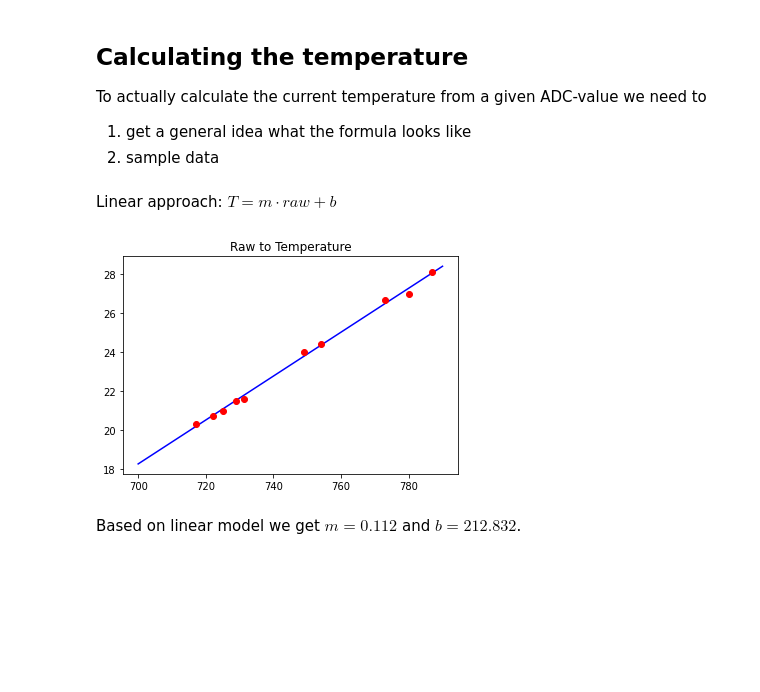
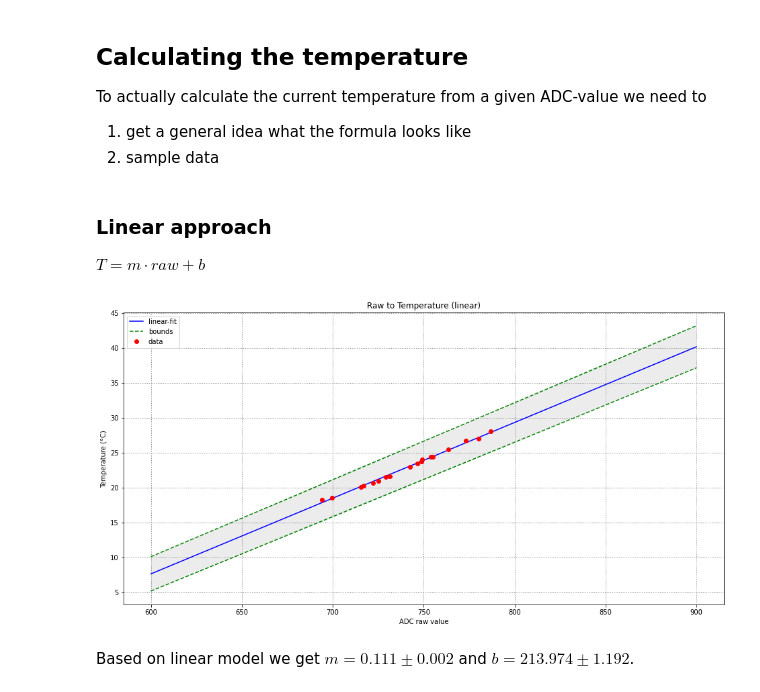
Before and after one commit to henrythasler/sensor-gateway, a Jupyter notebook: docs/temperature-calculation.ipynb, the cells around one changed output. Saved outputs shown, nothing was run; the diff lists cells and outputs as text; code cells hidden in the pictures; blank space fills up the shorter version.

```diff
--- a/docs/temperature-calculation.ipynb
+++ b/docs/temperature-calculation.ipynb
@@ -58,7 +64,9 @@ To actually calculate the current temperature from a given ADC-value we need to
 1. get a general idea what the formula looks like
 2. sample data
 # %%
-raw = np.array([787, 780, 773, 754, 749, 729, 717, 722, 725, 731.3])
-temp = np.array([28.1, 27, 26.7, 24.4, 24, 21.5, 20.3, 20.7, 21, 21.6])+273.15
+raw = np.array([787, 780, 773, 754, 749, 729, 717, 722, 725, 731.3, 746.6, 754.9, 763.7, 748.7, 742.5, 715.6, 699.5, 694])
+temp = np.array([28.1, 27, 26.7, 24.4, 24, 21.5, 20.3, 20.7, 21, 21.6, 23.5, 24.4, 25.5, 23.7, 23, 20.1, 18.6, 18.3])+273.15
 # %% [markdown]
-Linear approach: $ T = m \cdot raw + b $
+### Linear approach
+
+$ T = m \cdot \mathit{raw} + b $
@@ -69,14 +73,34 @@ def T_func(raw, m, b):
-# %%
-T_parameter, covariance_matrix = curve_fit(T_func, raw, temp)
-x_data = np.arange(700, 800, 10)
-y_data = T_func(x_data, *T_parameter)
-
-plt.plot(x_data, y_data-273.15, 'b-', label='fit')
-plt.plot(raw, temp-273.15, 'ro', label='data')
-plt.title('Raw to Temperature');
-# %% [output]
-[figure, removed]
+# %%
+# linear approach
+def func(x, m, b):
+    return m * x + b
+
+popt, pcov = curve_fit(linearFunc, raw, temp)
+x_data = np.arange(600, 901, 10)
+y_data = func(x_data, *popt)
+
+plt.plot(x_data, y_data-273.15, 'b-', label='linear-fit')
+
+stdevs = np.sqrt(np.diag(pcov))
+
+upper = linearFunc(x_data, popt[0]+stdevs[0], popt[1]+stdevs[1])-273.15
+lower = linearFunc(x_data, popt[0]-stdevs[0], popt[1]-stdevs[1])-273.15
+
+plt.plot(x_data, upper, 'g--', label='bounds')
+plt.plot(x_data, lower, 'g--')
+plt.fill_between(x_data, upper, lower, facecolor="gray", alpha=0.15)
+
+plt.plot(raw, temp-273.15, 'ro', label='data')
+plt.rcParams['figure.figsize'] = [16,8]
+plt.grid(color='grey', linestyle=':', linewidth=1)
+
+plt.legend();
+plt.title('Raw to Temperature (linear)');
+plt.xlabel('ADC raw value');
+plt.ylabel('Temperature (°C)');
+# %% [output]
+[figure, added]
 # %%
-md("Based on linear model we get $m={:.3f}$ and $b={:.3f}$.".format(T_parameter[0], T_parameter[1]))
+md("Based on linear model we get $m={:.3f} \pm {:.3f}$ and $b={:.3f} \pm {:.3f}$.".format(linParameter[0], stdevs[0], linParameter[1], stdevs[1]))
 # %% [output]
-Based on linear model we get $m=0.112$ and $b=212.832$.
+Based on linear model we get $m=0.111 \pm 0.002$ and $b=213.974 \pm 1.192$.
```
Also changed, not shown: parts of 12 cells of this notebook, 4 other files.
